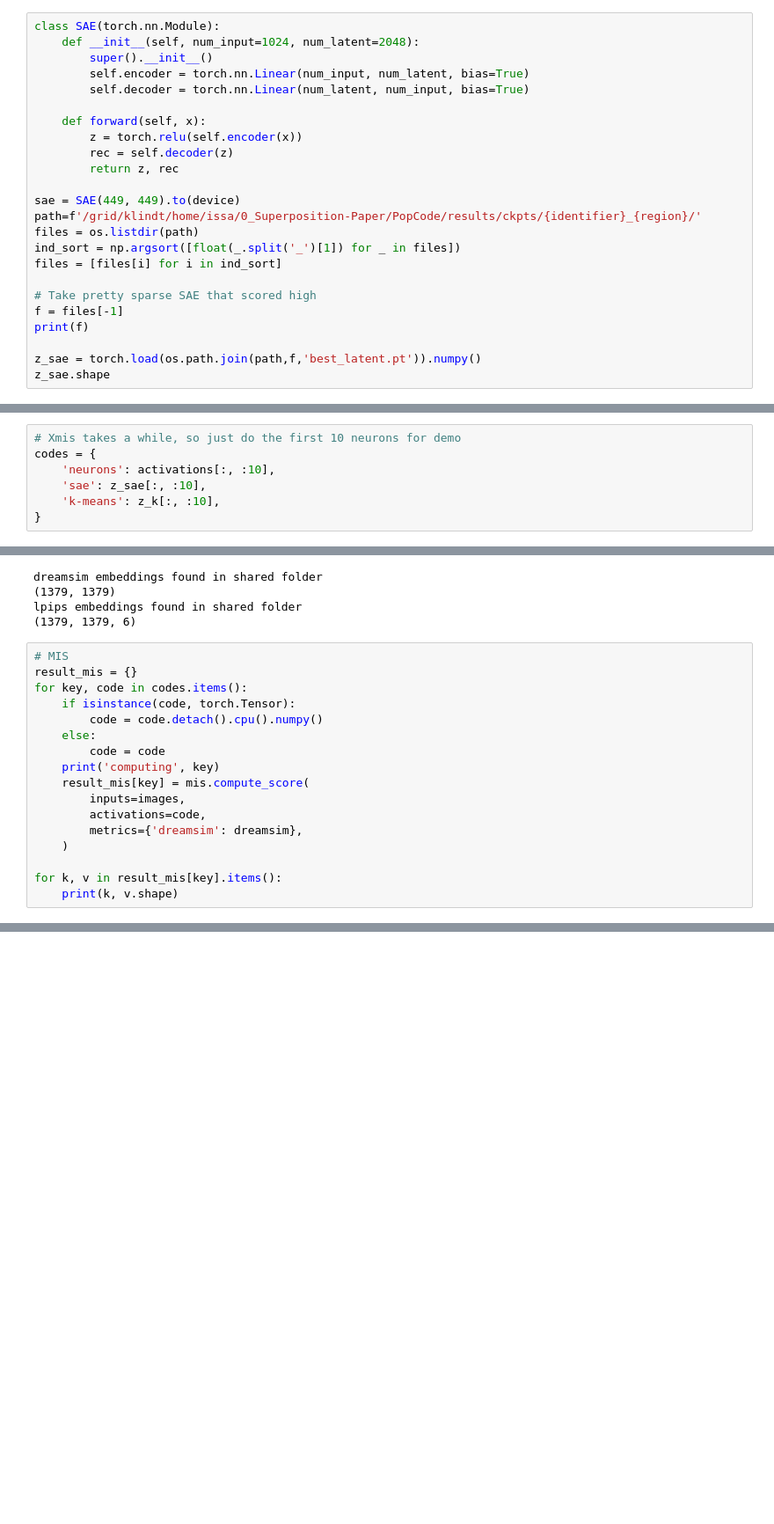
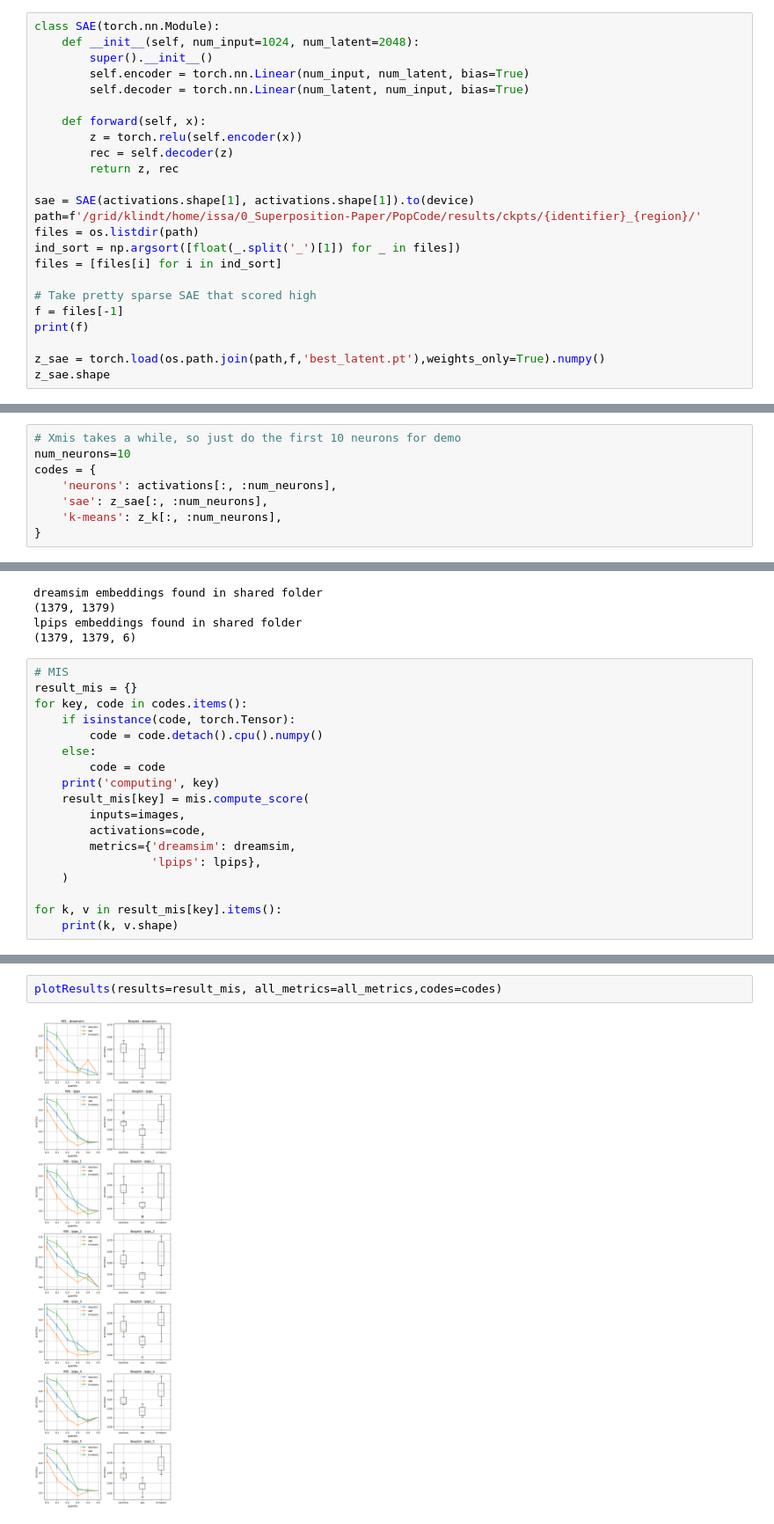
Before and after one commit to klindtlab/MachInterp, a Jupyter notebook: demo_all_scores.ipynb, the cells around one changed output, grey strips where cells are left out. Shown at 88% size. Cells and saved outputs as stored; diff of their text form; blank space fills up the shorter version.

```diff
--- a/demo_all_scores.ipynb
+++ b/demo_all_scores.ipynb
@@ -62,7 +73,7 @@ class SAE(torch.nn.Module):
         rec = self.decoder(z)
         return z, rec
 
-sae = SAE(449, 449).to(device)
+sae = SAE(activations.shape[1], activations.shape[1]).to(device)
 path=f'/grid/klindt/home/issa/0_Superposition-Paper/PopCode/results/ckpts/{identifier}_{region}/'
 files = os.listdir(path)
 ind_sort = np.argsort([float(_.split('_')[1]) for _ in files])
@@ -72,7 +83,7 @@ files = [files[i] for i in ind_sort]
 f = files[-1]
 print(f)
 
-z_sae = torch.load(os.path.join(path,f,'best_latent.pt')).numpy()
+z_sae = torch.load(os.path.join(path,f,'best_latent.pt'),weights_only=True).numpy()
 z_sae.shape
 # %% [output]
 lambda_1.0000e+01
@@ -96,10 +107,11 @@ z_k.shape
 (1379, 449)
 # %%
 # Xmis takes a while, so just do the first 10 neurons for demo
+num_neurons=10
 codes = {
-    'neurons': activations[:, :10],
-    'sae': z_sae[:, :10],
-    'k-means': z_k[:, :10],
+    'neurons': activations[:, :num_neurons],
+    'sae': z_sae[:, :num_neurons],
+    'k-means': z_k[:, :num_neurons],
 }
 # %%
 # load precomputed similarity_matricies
@@ -124,7 +136,8 @@ for key, code in codes.items():
     result_mis[key] = mis.compute_score(
         inputs=images,
         activations=code,
-        metrics={'dreamsim': dreamsim},
+        metrics={'dreamsim': dreamsim,
+                 'lpips': lpips},
     )
 
 for k, v in result_mis[key].items():
@@ -171,3 +164,7 @@ plt.show()
+# %%
+plotResults(results=result_mis, all_metrics=all_metrics,codes=codes)
+# %% [output]
+[figure, added]
 # %%
 # Odd one out
 result_ooo = {}
```
Also changed, not shown: parts of 11 cells of this notebook, 1 other file.
